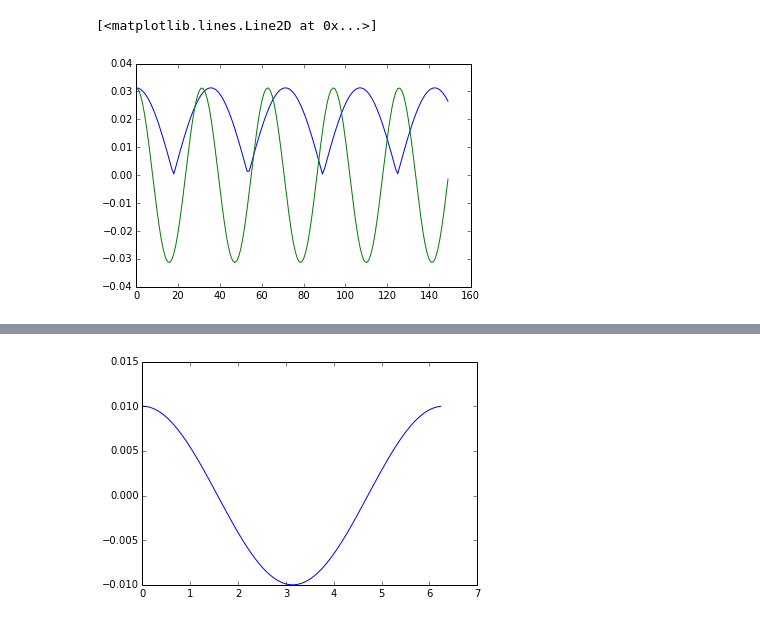
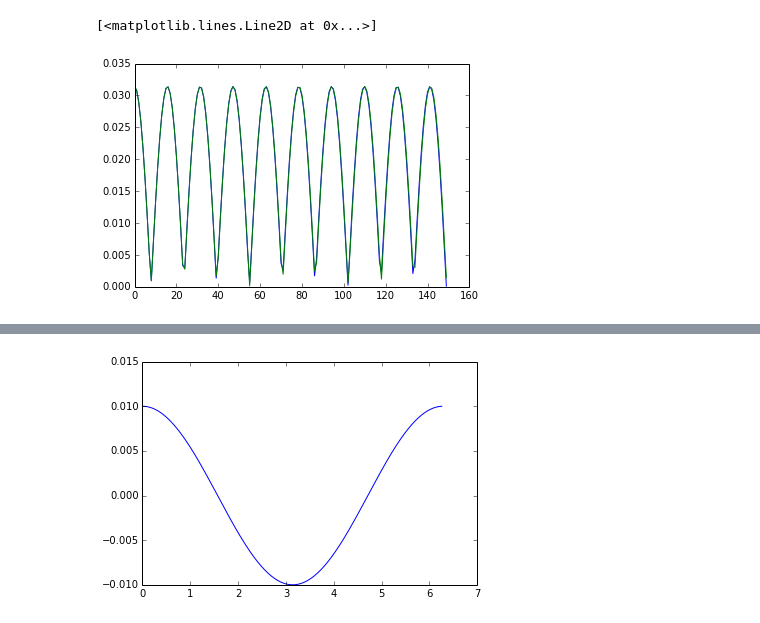
Before and after one commit to shigh/pyes1, a Jupyter notebook: 1d2v-wave.ipynb, the cells around one changed output, grey strips where cells are left out. Cells and saved outputs as stored; diff of their text form; code cells hidden in the pictures.

```diff
--- a/1d2v-wave.ipynb
+++ b/1d2v-wave.ipynb
@@ -11,16 +12,17 @@ from collections import namedtuple
 # %%
 nt = 150
-nx = 32
+nx = 128
+mode = 1
 L  = 2*np.pi
 dx = L/nx
 dt = 0.2
 B0 = 0
 
-N_e = 2**7
+N_e = 2**8
 N_i  = N_e
 x0 = np.linspace(0., L, N_e+1)[:-1]
 n0 = N_e/L
-k = 1*2*np.pi/L
+k = mode*2*np.pi/L
 x1 = .01*np.cos(x0*k)
 init_pos = x0 + x1
 x0i  = np.linspace(0., L, N_i+1)[:-1]
@@ -52,0 +55,8 @@ wp: 1.0 q:  0.0490873852123 m:  0.0490873852123
+# %%
+rho = np.zeros_like(phi)
+qa = np.zeros_like(xp[0])
+qa[:N_e] = electron.q
+qa[N_e:] = ion.q
+for i in range(nt+1):
+    rho[i] = weight(xp[i], qa, nx, L, method="CIC")
+plt.plot(rho[0])
@@ -53,19 +66,19 @@ wp: 1.0 q:  0.0490873852123 m:  0.0490873852123
 # %%
 xpe = xp[:,:N_e]
 k_vals = np.zeros((nt, nx/2+1), dtype=np.complex)
 q_vals = np.zeros(N_e)
 q_vals[:] = -q
 rho0 = weight(x0, q_vals, nx, L, method="CIC")
 for i in range(nt):
     rho = weight(xpe[i], q_vals, nx, L, method="CIC")
 
     rho_vals = rho-rho0
     k_vals[i] = np.fft.rfft(rho_vals)
 
-mode = 1
 kn = np.sqrt(np.real(k_vals[:,mode]*k_vals[:,mode].conj()))
+#kn = np.real(k_vals[:,mode])
 plt.plot(kn)
-plt.plot(np.cos(wp*np.linspace(0,dt*nt, nt+1)[:-1])*np.max(kn))
+plt.plot(np.abs(np.cos(wp*np.linspace(0,dt*nt, nt+1)[:-1])*np.max(kn)))
 # %% [output]
 [<matplotlib.lines.Line2D at 0x...>]
-[figure, old version]
+[figure, new version]
```
Also changed, not shown: parts of 6 cells of this notebook, 1 other file.
